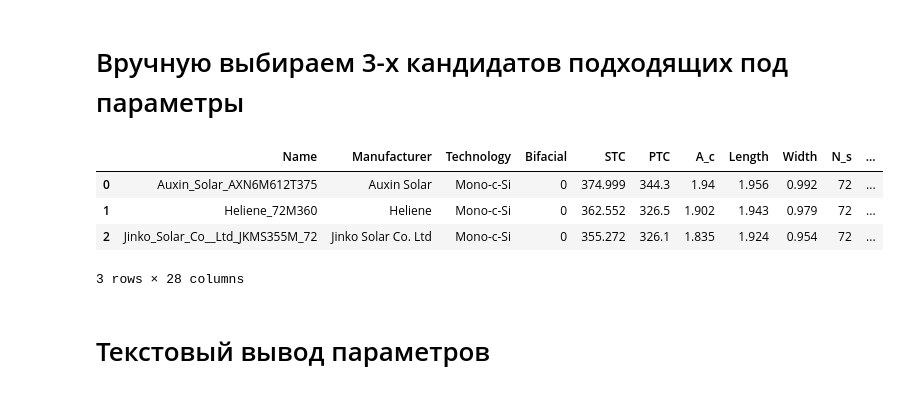
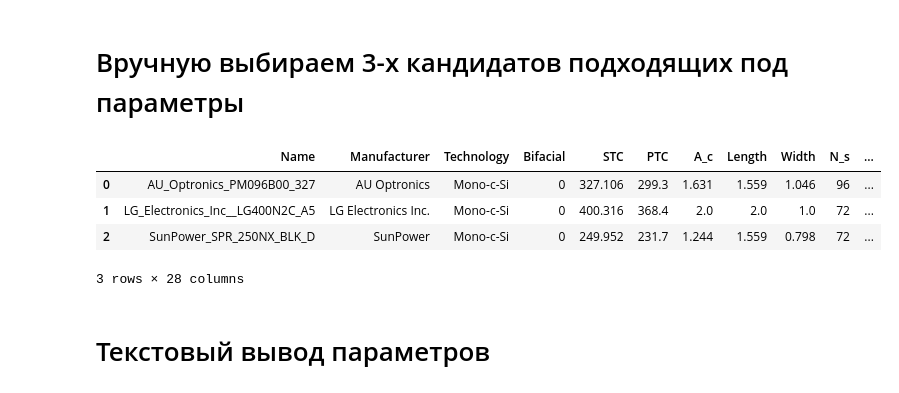
Before and after one commit to EeOneGramm/PVLIB_Grossevichi, a Jupyter notebook: Grossevichi_Kurs.ipynb, the cells around one changed output. Cells and saved outputs as stored; diff of their text form; code cells hidden in the pictures.

Commit message:
Added more selectivity in modules candidates

```diff
--- a/Grossevichi_Kurs.ipynb
+++ b/Grossevichi_Kurs.ipynb
@@ -589,0 +593,23 @@ plt.show()
+# %%
+houses_count = 7
+household_load_day = [260, 200, 180, 160, 150, 180, 220, 320, 450, 530, 500, 510, 490, 470, 440, 420, 470, 620, 790, 780, 680, 610, 500, 360]
+day_len_hours = len(household_load_day)
+object_living_load_year = [0.0] * lendata
+Load_data = pd.DataFrame(index = PVGIS_data.index)
+
+
+
+for i in range (lendata):
+    hour = int(PVGIS_data.index[i].to_pydatetime().strftime('%H'))
+    object_living_load_year[i] = household_load_day[hour]
+
+Load_data['Household'] = object_living_load_year
+Load_data['Living'] = Load_data['Household'] * houses_count
+
+Load_data['Living'].iloc[0:24].plot(kind = 'bar', figsize = (16,8))
+plt.grid()
+plt.ylabel(' P, Вт')
+plt.xlabel(' Час')
+plt.legend()
+plt.title('Дневной график нагрузки жилого сектора')
+plt.show()
@@ -681,18 +746,18 @@ PV_Modules_chosen
 # %%
 PV_modules_candidates = pd.DataFrame(columns = PV_Modules_chosen.columns)
 
-PV_modules_candidates.loc[0] = PV_Modules_chosen.iloc[1]
-PV_modules_candidates.loc[1] = PV_Modules_chosen.iloc[7]
-PV_modules_candidates.loc[2] = PV_Modules_chosen.iloc[13]
+PV_modules_candidates.loc[0] = PV_Modules_chosen1.iloc[0]
+PV_modules_candidates.loc[1] = PV_Modules_chosen2.iloc[0]
+PV_modules_candidates.loc[2] = PV_Modules_chosen3.iloc[0]
 
 Candidates_len = len(PV_modules_candidates)
 
 PV_modules_candidates
 # %% [output]
 |  | Name | Manufacturer | Technology | Bifacial | STC | PTC | A_c | Length | Width | N_s | ... |
-| 0 | Auxin_Solar_AXN6M612T375 | Auxin Solar | Mono-c-Si | 0 | 374.999 | 344.3 | 1.94 | 1.956 | 0.992 | 72 | ... |
-| 1 | Heliene_72M360 | Heliene | Mono-c-Si | 0 | 362.552 | 326.5 | 1.902 | 1.943 | 0.979 | 72 | ... |
-| 2 | Jinko_Solar_Co__Ltd_JKMS355M_72 | Jinko Solar Co. Ltd | Mono-c-Si | 0 | 355.272 | 326.1 | 1.835 | 1.924 | 0.954 | 72 | ... |
+| 0 | AU_Optronics_PM096B00_327 | AU Optronics | Mono-c-Si | 0 | 327.106 | 299.3 | 1.631 | 1.559 | 1.046 | 96 | ... |
+| 1 | LG_Electronics_Inc__LG400N2C_A5 | LG Electronics Inc. | Mono-c-Si | 0 | 400.316 | 368.4 | 2.0 | 2.0 | 1.0 | 72 | ... |
+| 2 | SunPower_SPR_250NX_BLK_D | SunPower | Mono-c-Si | 0 | 249.952 | 231.7 | 1.244 | 1.559 | 0.798 | 72 | ... |
 3 rows × 28 columns
 # %% [markdown]
 # Текстовый вывод параметров
```
Also changed, not shown: parts of 7 cells of this notebook.
